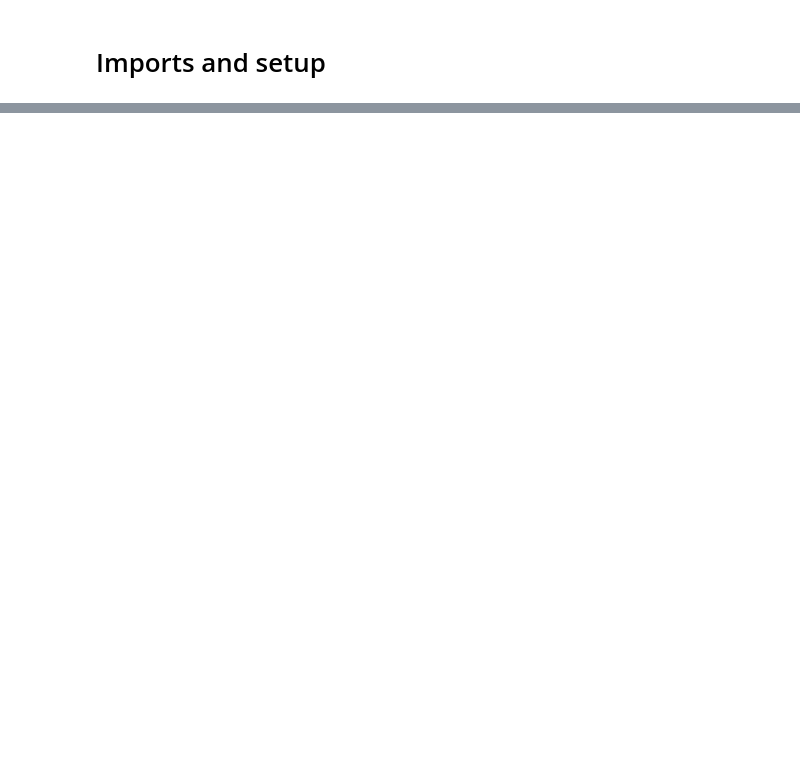
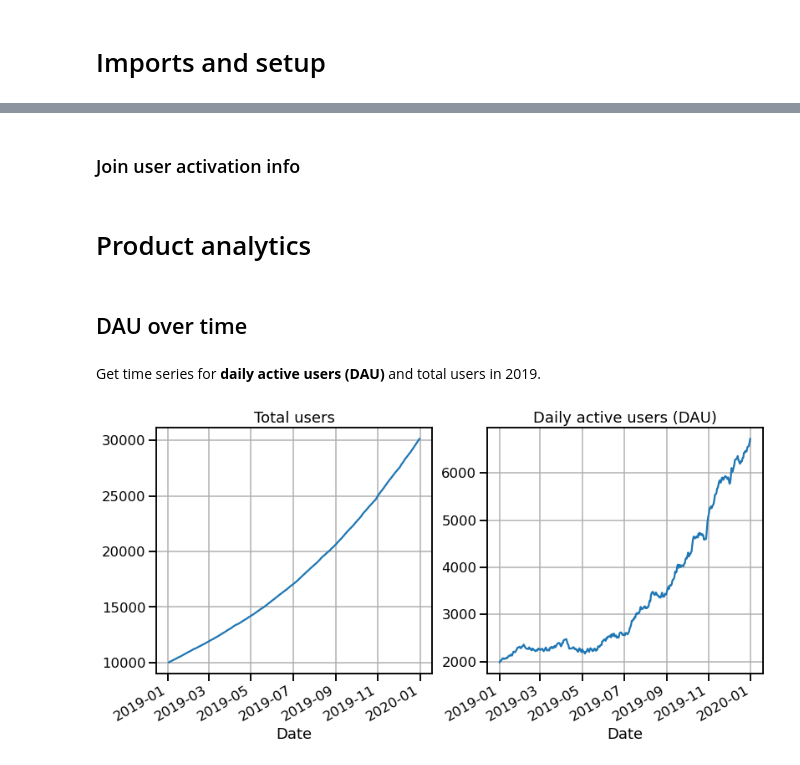
Before and after one commit to mfarragher/saas-business-simulation, a Jupyter notebook: notebooks/01_user-dataset-analytics.ipynb, the cells around one changed output, grey strips where cells are left out. Saved outputs shown, nothing was run; the diff lists cells and outputs as text; code cells hidden in the pictures; blank space fills up the shorter version.

```diff
--- a/notebooks/01_user-dataset-analytics.ipynb
+++ b/notebooks/01_user-dataset-analytics.ipynb
@@ -42,0 +104,2 @@ len(df_users)
+# %% [markdown]
+### Join user activation info
@@ -42,0 +115,6 @@ len(df_users)
+# %% [markdown]
+# Product analytics
+# %% [markdown]
+## DAU over time
+# %% [markdown]
+Get time series for **daily active users (DAU)** and total users in 2019.
@@ -43,2 +128,16 @@ len(df_users)
+# %%
+fig, ax = plt.subplots(1,2, figsize=(13,6))
+ax[0].plot(total_users_ts[total_users_ts.index >= '2019'])
+ax[0].set_title('Total users')
+ax[0].set_xlabel('Date')
+ax[0].grid()
+ax[1].plot(dau_ts)
+ax[1].set_title('Daily active users (DAU)')
+ax[1].set_xlabel('Date')
+ax[1].grid()
+fig.autofmt_xdate()
+plt.show()
+# %% [output]
+[figure, added]
 # %%
 fig, ax = plt.subplots(figsize=(11,7))
```
Also changed, not shown: parts of 35 cells of this notebook.
